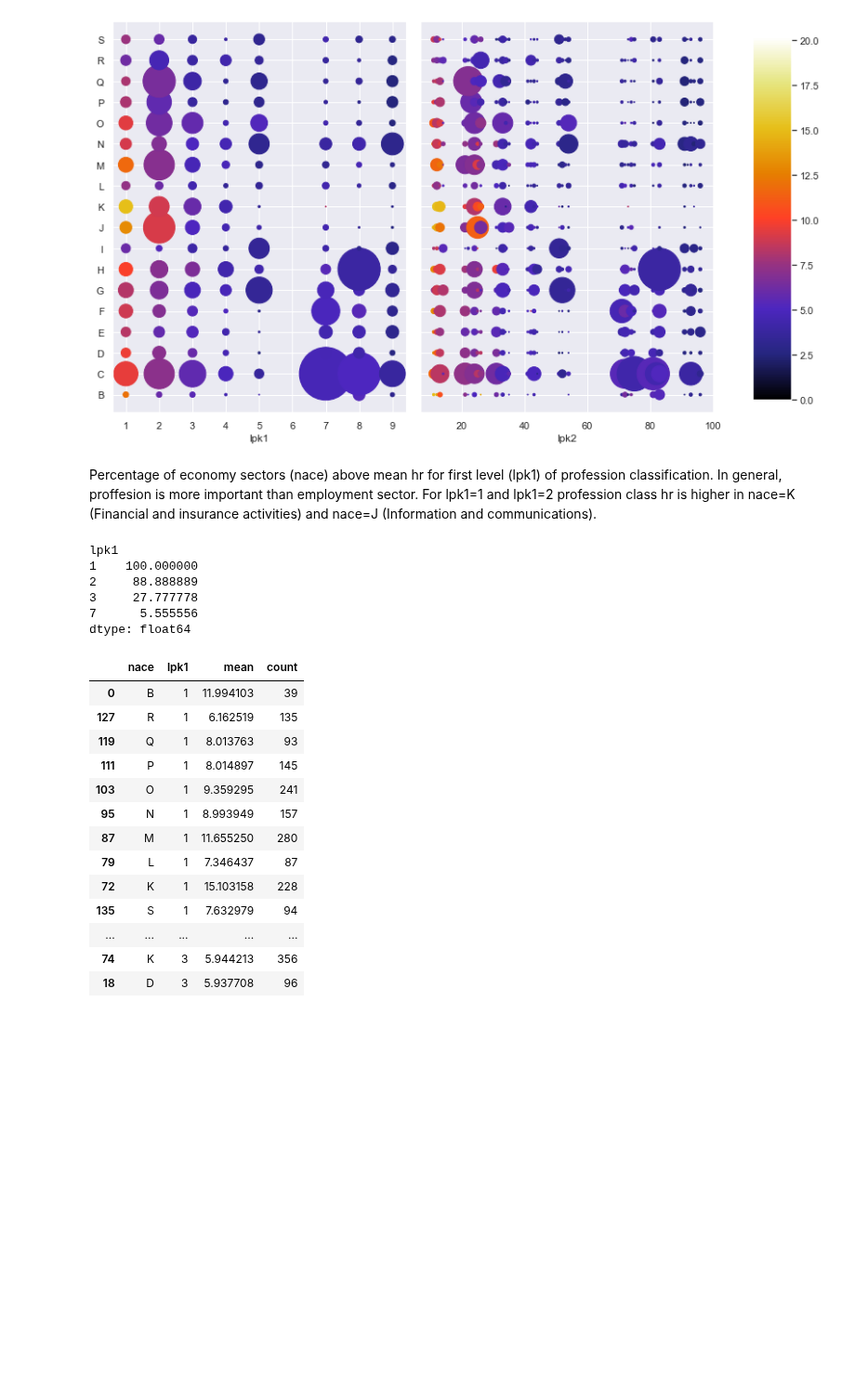
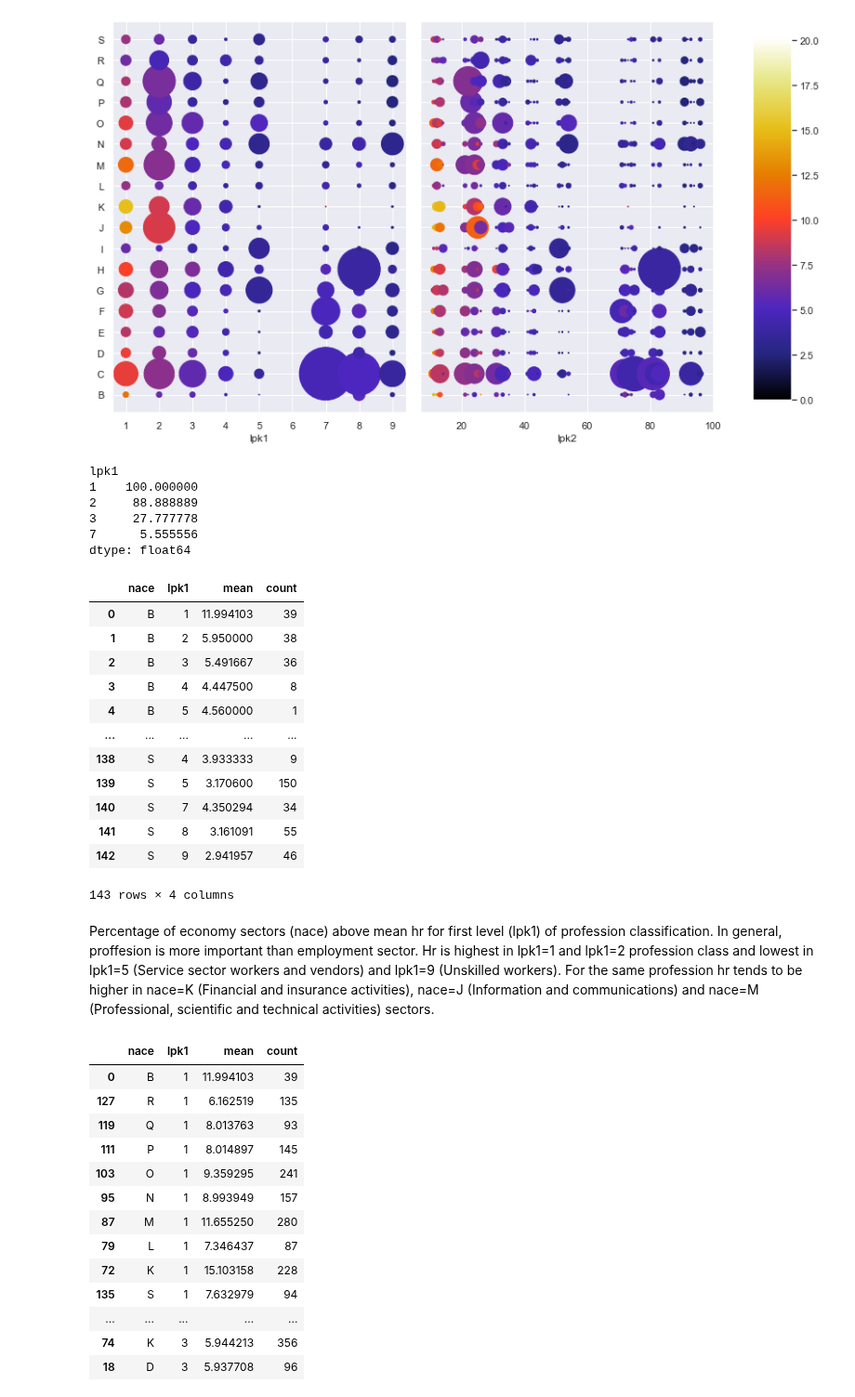
Before and after one commit to EdvinasStonevicius/LT-national-salary-analysis, a Jupyter notebook: python/Feature_engineering.ipynb, the cells around one changed output. Shown at 93% size. Drawn from its saved outputs; the diff is of its cells as text; code cells hidden in the pictures; blank space fills up the shorter version.

```diff
--- a/python/Feature_engineering.ipynb
+++ b/python/Feature_engineering.ipynb
@@ -295,8 +300,6 @@ cbar_ax = f.add_axes([0.95, 0.15, 0.05, 0.7])
 f.colorbar(sc, cax=cbar_ax);
 # %% [output]
 [figure]
-# %% [markdown]
-Percentage of economy sectors (nace) above mean hr for first level (lpk1) of profession classification. In general, proffesion is more important than employment sector. For lpk1=1 and  lpk1=2 profession class hr is higher in nace=K (Financial and insurance activities) and nace=J (Information and communications).
 # %%
 lpk1_nace_agg.query(f'count>5 & mean>{hr_mean}').sort_values('lpk1').value_counts('lpk1')/len(lpk1_nace_agg['nace'].unique())*100
 # %% [output]
@@ -306,6 +309,24 @@ lpk1
 3     27.777778
 7      5.555556
 dtype: float64
+# %%
+lpk1_nace_agg
+# %% [output]
+|  | nace | lpk1 | mean | count |
+| 0 | B | 1 | 11.994103 | 39 |
+| 1 | B | 2 | 5.950000 | 38 |
+| 2 | B | 3 | 5.491667 | 36 |
+| 3 | B | 4 | 4.447500 | 8 |
+| 4 | B | 5 | 4.560000 | 1 |
+| ... | ... | ... | ... | ... |
+| 138 | S | 4 | 3.933333 | 9 |
+| 139 | S | 5 | 3.170600 | 150 |
+| 140 | S | 7 | 4.350294 | 34 |
+| 141 | S | 8 | 3.161091 | 55 |
+| 142 | S | 9 | 2.941957 | 46 |
+143 rows × 4 columns
+# %% [markdown]
+Percentage of economy sectors (nace) above mean hr for first level (lpk1) of profession classification. In general, proffesion is more important than employment sector. Hr is highest in lpk1=1 and  lpk1=2 profession class  and lowest in lpk1=5 (Service sector workers and vendors) and lpk1=9 (Unskilled workers). For the same profession hr tends to be higher in nace=K (Financial and insurance activities), nace=J (Information and communications) and nace=M (Professional, scientific and technical activities) sectors.
 # %%
 lpk1_nace_agg.query(f'count>5 & mean>{hr_mean}').sort_values('lpk1')
 # %% [output]
```
Also changed, not shown: parts of 5 cells of this notebook.
